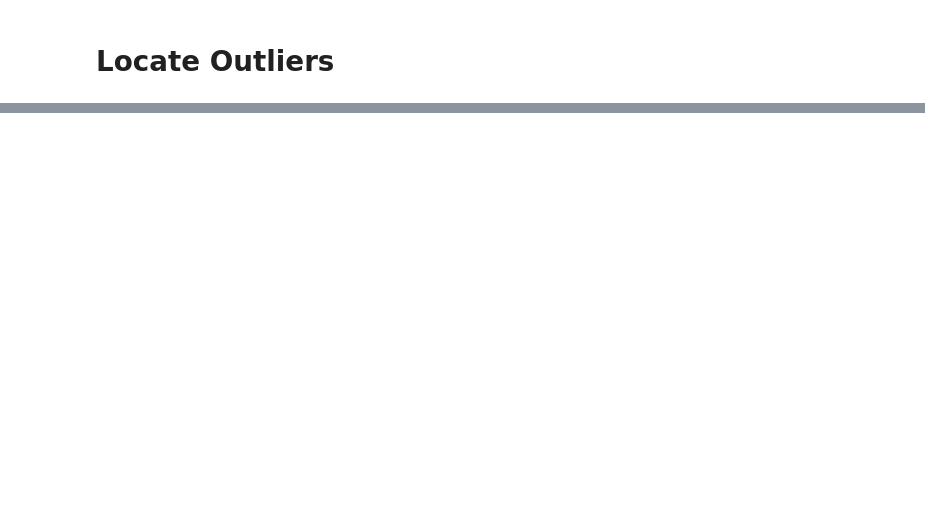
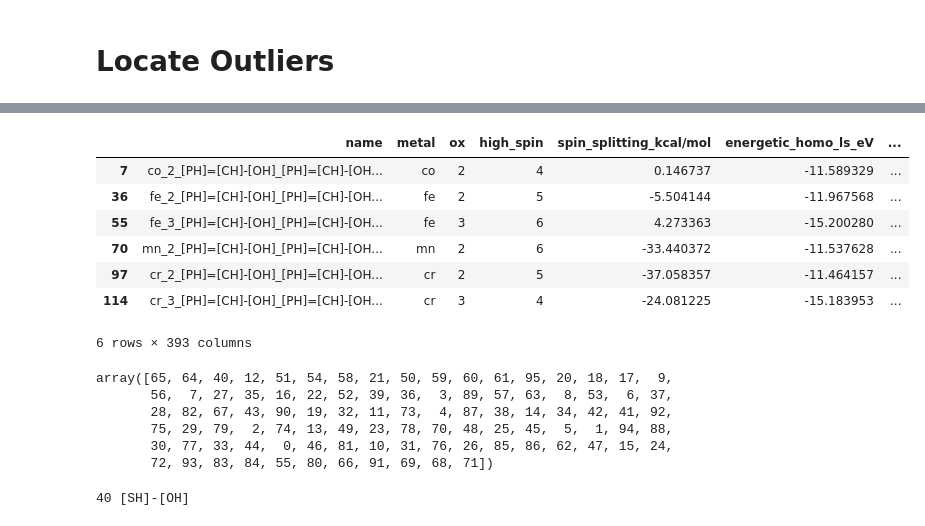
Before and after one commit to hjkgrp/many_body_ml, a Jupyter notebook: scripts_and_notebooks/plotting/pca_feature_spaces.ipynb, the cells around one changed output, grey strips where cells are left out. Saved outputs shown, nothing was run; the diff lists cells and outputs as text; code cells hidden in the pictures; blank space fills up the shorter version.

```diff
--- a/scripts_and_notebooks/plotting/pca_feature_spaces.ipynb
+++ b/scripts_and_notebooks/plotting/pca_feature_spaces.ipynb
@@ -225,0 +241,38 @@ df_lig.iloc[ind_2D[0]]["name"].split("_")[2 + ind_2D[1]]
+# %%
+mask = df_lig["name"].str.contains("[PH]=[CH]", regex=False)
+df_lig[mask]
+# %% [output]
+|  | name | metal | ox | high_spin | spin_splitting_kcal/mol | energetic_homo_ls_eV | ... |
+| 7 | co_2_[PH]=[CH]-[OH]_[PH]=[CH]-[OH... | co | 2 | 4 | 0.146737 | -11.589329 | ... |
+| 36 | fe_2_[PH]=[CH]-[OH]_[PH]=[CH]-[OH... | fe | 2 | 5 | -5.504144 | -11.967568 | ... |
+| 55 | fe_3_[PH]=[CH]-[OH]_[PH]=[CH]-[OH... | fe | 3 | 6 | 4.273363 | -15.200280 | ... |
+| 70 | mn_2_[PH]=[CH]-[OH]_[PH]=[CH]-[OH... | mn | 2 | 6 | -33.440372 | -11.537628 | ... |
+| 97 | cr_2_[PH]=[CH]-[OH]_[PH]=[CH]-[OH... | cr | 2 | 5 | -37.058357 | -11.464157 | ... |
+| 114 | cr_3_[PH]=[CH]-[OH]_[PH]=[CH]-[OH... | cr | 3 | 4 | -24.081225 | -15.183953 | ... |
+6 rows × 393 columns
+# %%
+ligand_racs_phchoh = ligand_racs_lig.reshape(len(df_lig), 6, 33)[7, 0, :]
+np.argsort(np.sum((ligand_racs_phchoh - unique_ligand_racs_train) ** 2, axis=1))
+# %% [output]
+array([65, 64, 40, 12, 51, 54, 58, 21, 50, 59, 60, 61, 95, 20, 18, 17,  9,
+       56,  7, 27, 35, 16, 22, 52, 39, 36,  3, 89, 57, 63,  8, 53,  6, 37,
+       28, 82, 67, 43, 90, 19, 32, 11, 73,  4, 87, 38, 14, 34, 42, 41, 92,
+       75, 29, 79,  2, 74, 13, 49, 23, 78, 70, 48, 25, 45,  5,  1, 94, 88,
+       30, 77, 33, 44,  0, 46, 81, 10, 31, 76, 26, 85, 86, 62, 47, 15, 24,
+       72, 93, 83, 84, 55, 80, 66, 91, 69, 68, 71])
+# %%
+ind = 40
+ind_1D = np.argmin(
+    np.sum(
+        (
+            ligand_racs_train.reshape([len(df_train), 6, 33])
+            - unique_ligand_racs_train[ind]
+        )
+        ** 2,
+        axis=-1,
+    )
+)
+ind_2D = np.unravel_index(ind_1D, (len(df_train), 6))
+print(ind, df_train.iloc[ind_2D[0]]["name"].split("_")[2 + ind_2D[1]])
+# %% [output]
+40 [SH]-[OH]
```
Also changed, not shown: parts of 3 cells of this notebook, 1 other file.
